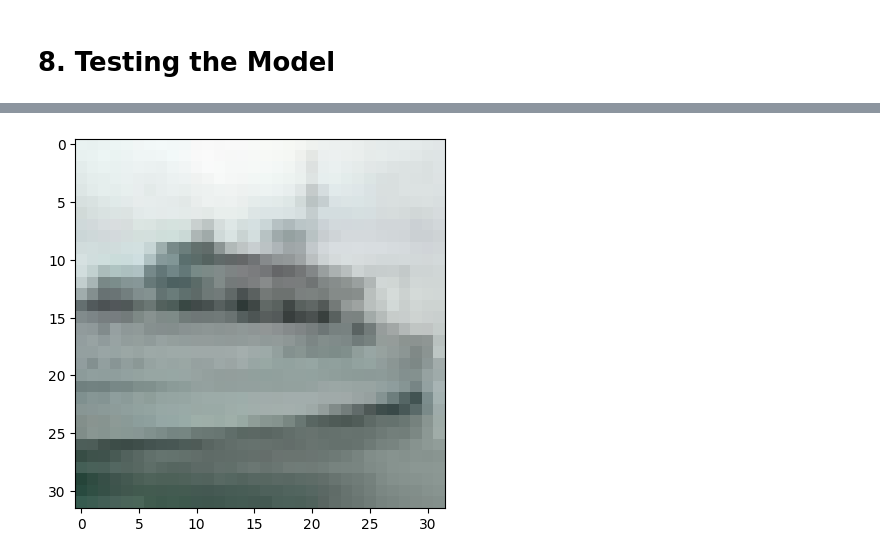
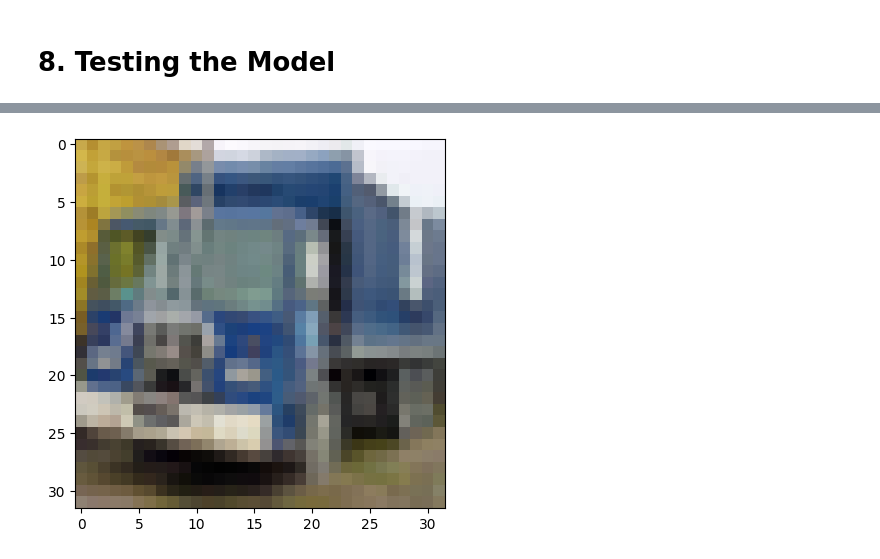
Before and after one commit to simranwarraich/cifar10-cnn-image-classifier, a Jupyter notebook: Building_a_Simple_Neural_Network_for_Image_Classification.ipynb, the cells around one changed output, grey strips where cells are left out. Saved outputs shown, nothing was run; the diff lists cells and outputs as text; code cells hidden in the pictures.

```diff
--- a/Building_a_Simple_Neural_Network_for_Image_Classification.ipynb
+++ b/Building_a_Simple_Neural_Network_for_Image_Classification.ipynb
@@ -130,13 +128,16 @@ plt.show()
 # 8. Testing the Model
 # %%
 import numpy as np
+
 labels = '''airplane automobile bird cat deer dog frog horse ship truck'''.split() # Define a list of labels for the CIFAR-10 classes
-image_number = 80 # Select an image from the test set
+image_number = 14 # Select an image from the test set
 plt.imshow(x_test[image_number]) # Show the image
-n = np.array(x_test[image_number]) # Convert the image to a NumPy array
+
+n = x_test[image_number]
 p = n.reshape(1, 32, 32, 3) #  Reshape the image for input to the model
-predicted_label = labels[model.predict(p).argmax()] # Get the predicted label
-y_train, y_test = y_train.flatten(), y_test.flatten() # Flatten the label arrays
+
+predicted_class = model.predict(p).argmax() # Get the predicted class
+predicted_label = labels[predicted_class] # Get the predicted label
 original_label = labels[y_test[image_number]] # Get the original label
 
 # Print the original and predicted labels
@@ -148 +149 @@ Original label is ship and predicted label is ship
-[figure, old version]
+[figure, new version]
```
Also changed, not shown: parts of 3 cells of this notebook.
